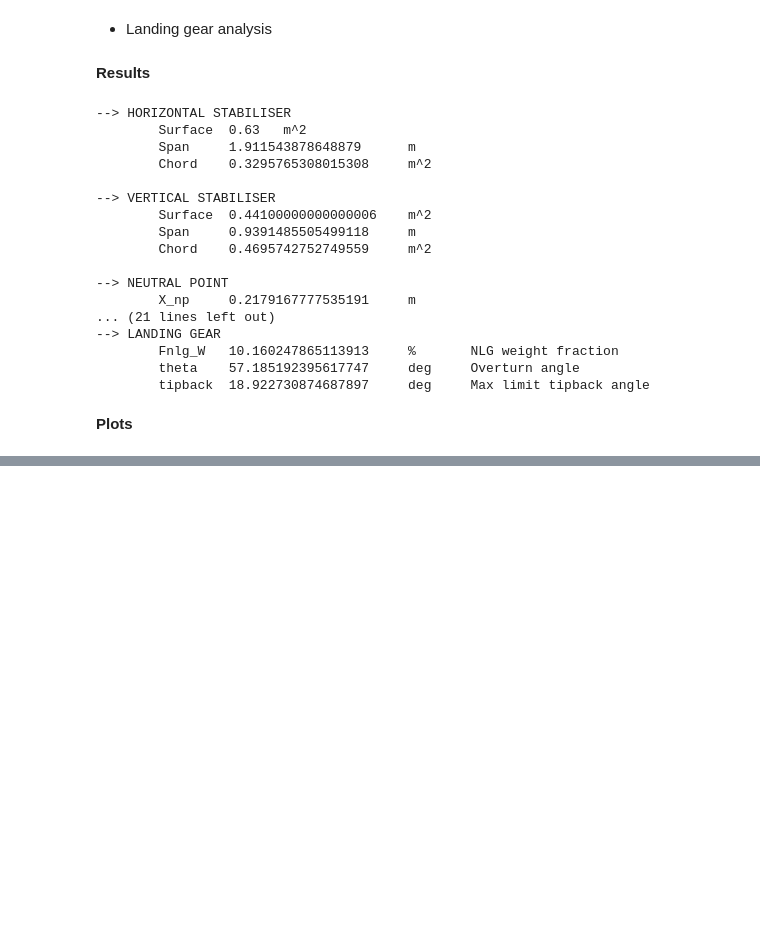
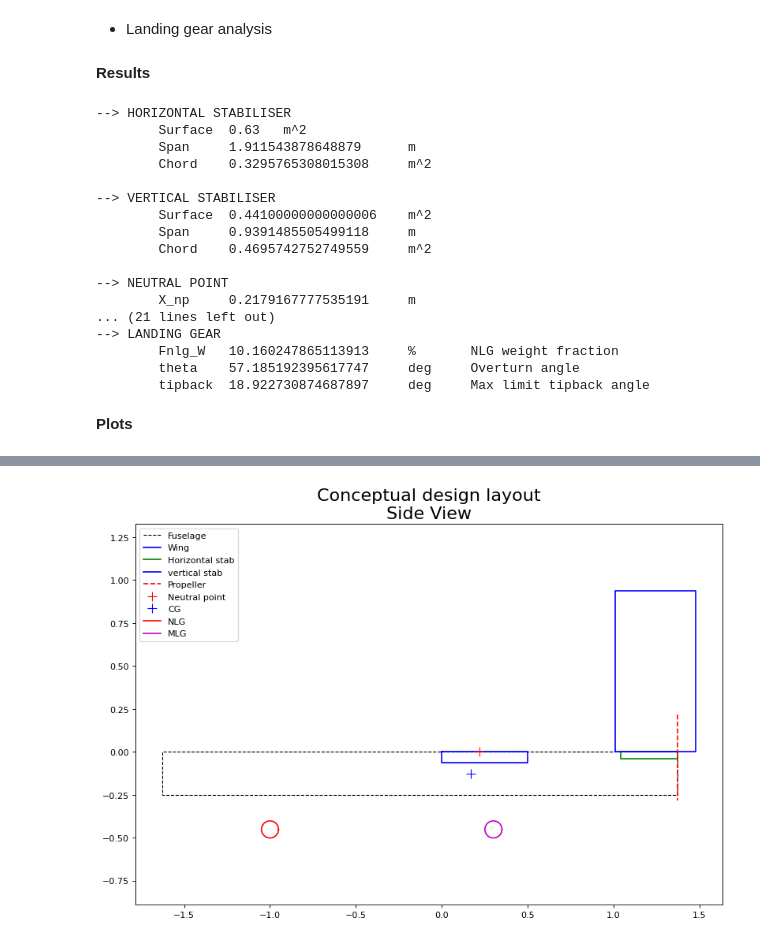
Before and after one commit to vianneydubois/predim, a Jupyter notebook: sizing_main.ipynb, the cells around one changed output, grey strips where cells are left out. Cells and saved outputs as stored; diff of their text form; code cells hidden in the pictures; blank space fills up the shorter version.

```diff
--- a/sizing_main.ipynb
+++ b/sizing_main.ipynb
@@ -273,0 +305,69 @@ plt.show()
+# %%
+def plot_wing_side()->None:
+    x_wing = [0, 0, w_chord, w_chord, 0]
+    y_wing = [0, -w_t_c*w_chord, -w_t_c*w_chord, 0, 0]
+
+    plt.plot(x_wing, y_wing, 'b-', label='Wing')
+
+def plot_ht_side()->None:
+    y_ht = [0, -ht_t_c*ht_chord, -ht_t_c*ht_chord, 0, 0]
+
+    x_LE_ht = 0.25*w_chord + ht_arm - 0.25*ht_chord
+    x_ht = [x_LE_ht, x_LE_ht, x_LE_ht+ht_chord, x_LE_ht+ht_chord, x_LE_ht]
+
+    plt.plot(x_ht, y_ht, 'g-', label='Horizontal stab')
+
+def plot_vt_side()->None:
+    y_vt = [0, vt_span, vt_span, 0, 0]
+
+    x_LE_vt = 0.25*w_chord + vt_arm - 0.25*vt_chord
+    x_vt = [x_LE_vt, x_LE_vt, x_LE_vt+vt_chord, x_LE_vt+vt_chord, x_LE_vt]
+
+    plt.plot(x_vt, y_vt, 'b-', label='vertical stab')
+
+
+def plot_np_side(np_x:float)->None:
+    plt.plot(np_x, 0, 'r+', markersize=10, label='Neutral point')
+
+def plot_cg_side(cg_x: float)->None:
+    plt.plot(cg_x, -fus_height/2, 'b+', markersize=10, label='CG')
+
+def plot_fuselage_side()->None:
+    y_fus = [0, 0, -fus_height, -fus_height, 0]
+
+    x_aft = 0.25*w_chord + ht_arm + 0.75*ht_chord
+    x_fus = [x_aft, x_aft-fus_length, x_aft-fus_length, x_aft, x_aft]
+
+    plt. plot(x_fus, y_fus, 'k--', linewidth='1', label='Fuselage')
+
+def plot_propeller_side()->None:
+    x_aft = 0.25*w_chord + ht_arm + 0.75*ht_chord
+    x_prop = [x_aft, x_aft]
+    y_prop = [-0.035 + prop_diameter/2, -0.035 - prop_diameter/2]
+    plt.plot(x_prop, y_prop, 'r--', label='Propeller')
+
+def plot_landing_gear_side()->None:
+    wheel_X = lg_wheel_diam/2*np.cos(np.linspace(0, 2*np.pi, 20))
+    wheel_Y = lg_wheel_diam/2*np.sin(np.linspace(0, 2*np.pi, 20))
+
+    nosewheel_axis = [lg_nose_x, -fus_height-lg_height+lg_wheel_diam/2]
+    mainwheel_axis = [lg_main_x, -fus_height-lg_height+lg_wheel_diam/2]
+
+    plt.plot(nosewheel_axis[0]+wheel_X, nosewheel_axis[1]+wheel_Y, 'r-', label='NLG')
+    plt.plot(mainwheel_axis[0]+wheel_X, mainwheel_axis[1]+wheel_Y, 'm-', label='MLG')
+
+fig = plt.figure(figsize=(12,8), dpi=80)
+fig.gca().set_title('Conceptual design layout\nSide View', fontsize=20)
+plot_fuselage_side()
+plot_wing_side()
+plot_ht_side()
+plot_vt_side()
+plot_propeller_side()
+plot_np_side(np_x)
+plot_cg_side(cg_x)
+plot_landing_gear_side()
+plt.axis('equal')
+plt.legend()
+plt.show()
+# %% [output]
+[figure, added]
```
Also changed, not shown: parts of 1 cell of this notebook.
